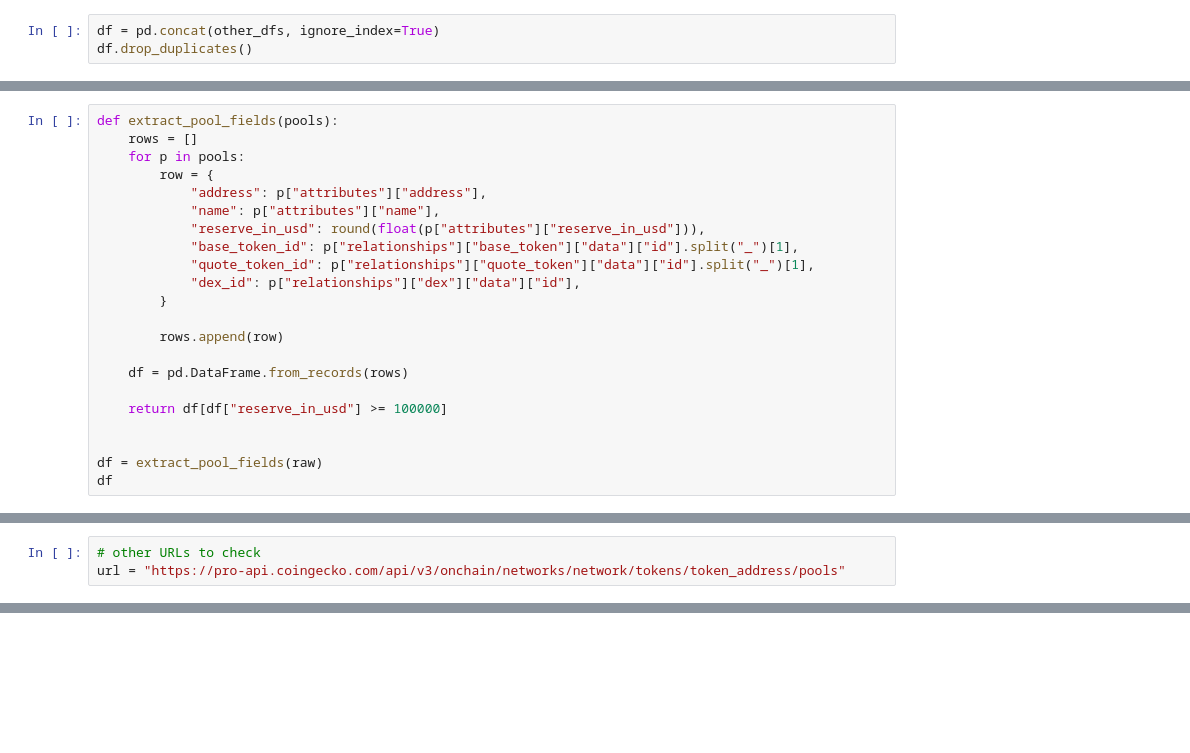
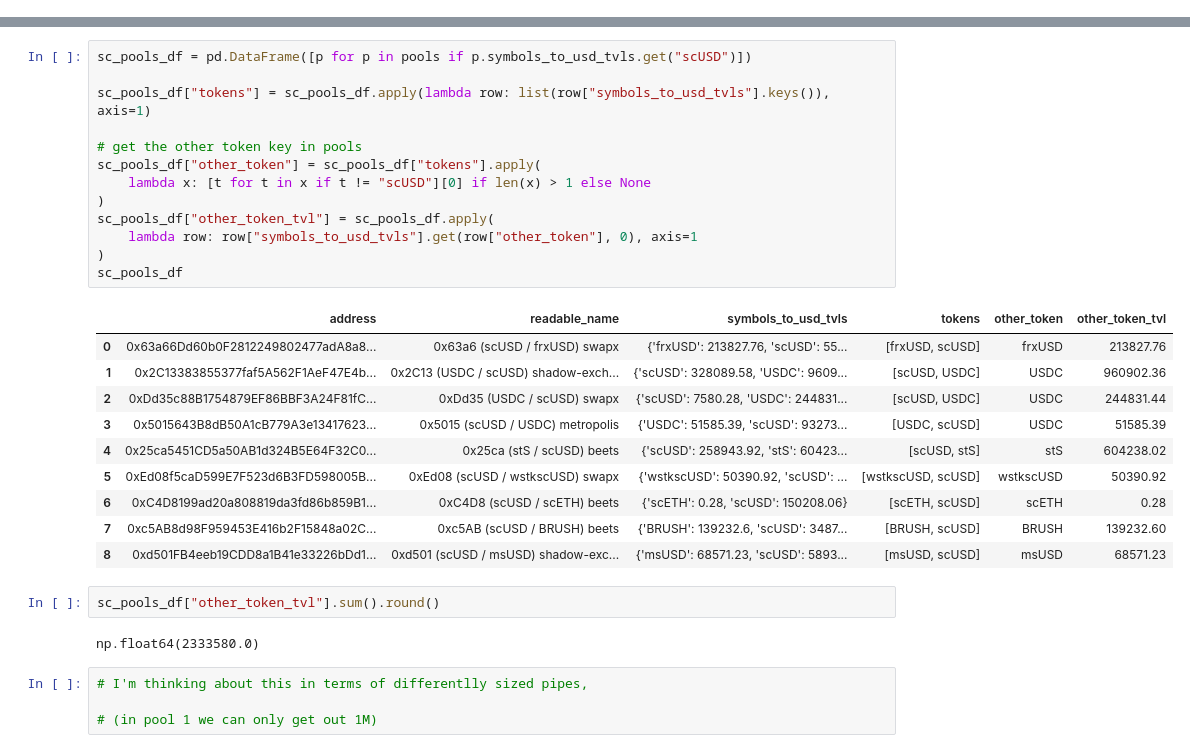
Before and after one commit to Tokemak/v2-rebalance-dashboard, a Jupyter notebook: mainnet_launch/data_fetching/coingecko/a.ipynb, the cells around one changed output, grey strips where cells are left out. Drawn from its saved outputs; the diff is of its cells as text; blank space fills up the shorter version.

```diff
--- a/mainnet_launch/data_fetching/coingecko/a.ipynb
+++ b/mainnet_launch/data_fetching/coingecko/a.ipynb
@@ -95,3 +0,0 @@ Skipping 0x8353157092ed8be69a9df8f95af097bbf33cb2af as it has already been searc
-# %%
-df = pd.concat(other_dfs, ignore_index=True)
-df.drop_duplicates()
@@ -249,22 +0,0 @@ pprint(pool)
-# %%
-def extract_pool_fields(pools):
-    rows = []
-    for p in pools:
-        row = {
-            "address": p["attributes"]["address"],
-            "name": p["attributes"]["name"],
-            "reserve_in_usd": round(float(p["attributes"]["reserve_in_usd"])),
-            "base_token_id": p["relationships"]["base_token"]["data"]["id"].split("_")[1],
-            "quote_token_id": p["relationships"]["quote_token"]["data"]["id"].split("_")[1],
-            "dex_id": p["relationships"]["dex"]["data"]["id"],
-        }
-
-        rows.append(row)
-
-    df = pd.DataFrame.from_records(rows)
-
-    return df[df["reserve_in_usd"] >= 100000]
-
-
-df = extract_pool_fields(raw)
-df
@@ -477,3 +0,0 @@ pprint(pool)
-# %%
-# other URLs to check
-url = "https://pro-api.coingecko.com/api/v3/onchain/networks/network/tokens/token_address/pools"
@@ -583,0 +330,32 @@ pprint(pool)
+# %%
+sc_pools_df = pd.DataFrame([p for p in pools if p.symbols_to_usd_tvls.get("scUSD")])
+
+sc_pools_df["tokens"] = sc_pools_df.apply(lambda row: list(row["symbols_to_usd_tvls"].keys()), axis=1)
+
+# get the other token key in pools
+sc_pools_df["other_token"] = sc_pools_df["tokens"].apply(
+    lambda x: [t for t in x if t != "scUSD"][0] if len(x) > 1 else None
+)
+sc_pools_df["other_token_tvl"] = sc_pools_df.apply(
+    lambda row: row["symbols_to_usd_tvls"].get(row["other_token"], 0), axis=1
+)
+sc_pools_df
+# %% [output]
+|  | address | readable_name | symbols_to_usd_tvls | tokens | other_token | other_token_tvl |
+| 0 | 0x63a66Dd60b0F2812249802477adA8a8... | 0x63a6 (scUSD / frxUSD) swapx | {'frxUSD': 213827.76, 'scUSD': 55... | [frxUSD, scUSD] | frxUSD | 213827.76 |
+| 1 | 0x2C13383855377faf5A562F1AeF47E4b... | 0x2C13 (USDC / scUSD) shadow-exch... | {'scUSD': 328089.58, 'USDC': 9609... | [scUSD, USDC] | USDC | 960902.36 |
+| 2 | 0xDd35c88B1754879EF86BBF3A24F81fC... | 0xDd35 (USDC / scUSD) swapx | {'scUSD': 7580.28, 'USDC': 244831... | [scUSD, USDC] | USDC | 244831.44 |
+| 3 | 0x5015643B8dB50A1cB779A3e13417623... | 0x5015 (scUSD / USDC) metropolis | {'USDC': 51585.39, 'scUSD': 93273... | [USDC, scUSD] | USDC | 51585.39 |
+| 4 | 0x25ca5451CD5a50AB1d324B5E64F32C0... | 0x25ca (stS / scUSD) beets | {'scUSD': 258943.92, 'stS': 60423... | [scUSD, stS] | stS | 604238.02 |
+| 5 | 0xEd08f5caD599E7F523d6B3FD598005B... | 0xEd08 (scUSD / wstkscUSD) swapx | {'wstkscUSD': 50390.92, 'scUSD': ... | [wstkscUSD, scUSD] | wstkscUSD | 50390.92 |
+| 6 | 0xC4D8199ad20a808819da3fd86b859B1... | 0xC4D8 (scUSD / scETH) beets | {'scETH': 0.28, 'scUSD': 150208.06} | [scETH, scUSD] | scETH | 0.28 |
+| 7 | 0xc5AB8d98F959453E416b2F15848a02C... | 0xc5AB (scUSD / BRUSH) beets | {'BRUSH': 139232.6, 'scUSD': 3487... | [BRUSH, scUSD] | BRUSH | 139232.60 |
+| 8 | 0xd501FB4eeb19CDD8a1B41e33226bDd1... | 0xd501 (scUSD / msUSD) shadow-exc... | {'msUSD': 68571.23, 'scUSD': 5893... | [msUSD, scUSD] | msUSD | 68571.23 |
+# %%
+sc_pools_df["other_token_tvl"].sum().round()
+# %% [output]
+np.float64(2333580.0)
+# %%
+# I'm thinking about this in terms of differentlly sized pipes,
+
+# (in pool 1 we can only get out 1M)
```
Also changed, not shown: parts of 46 cells of this notebook.
